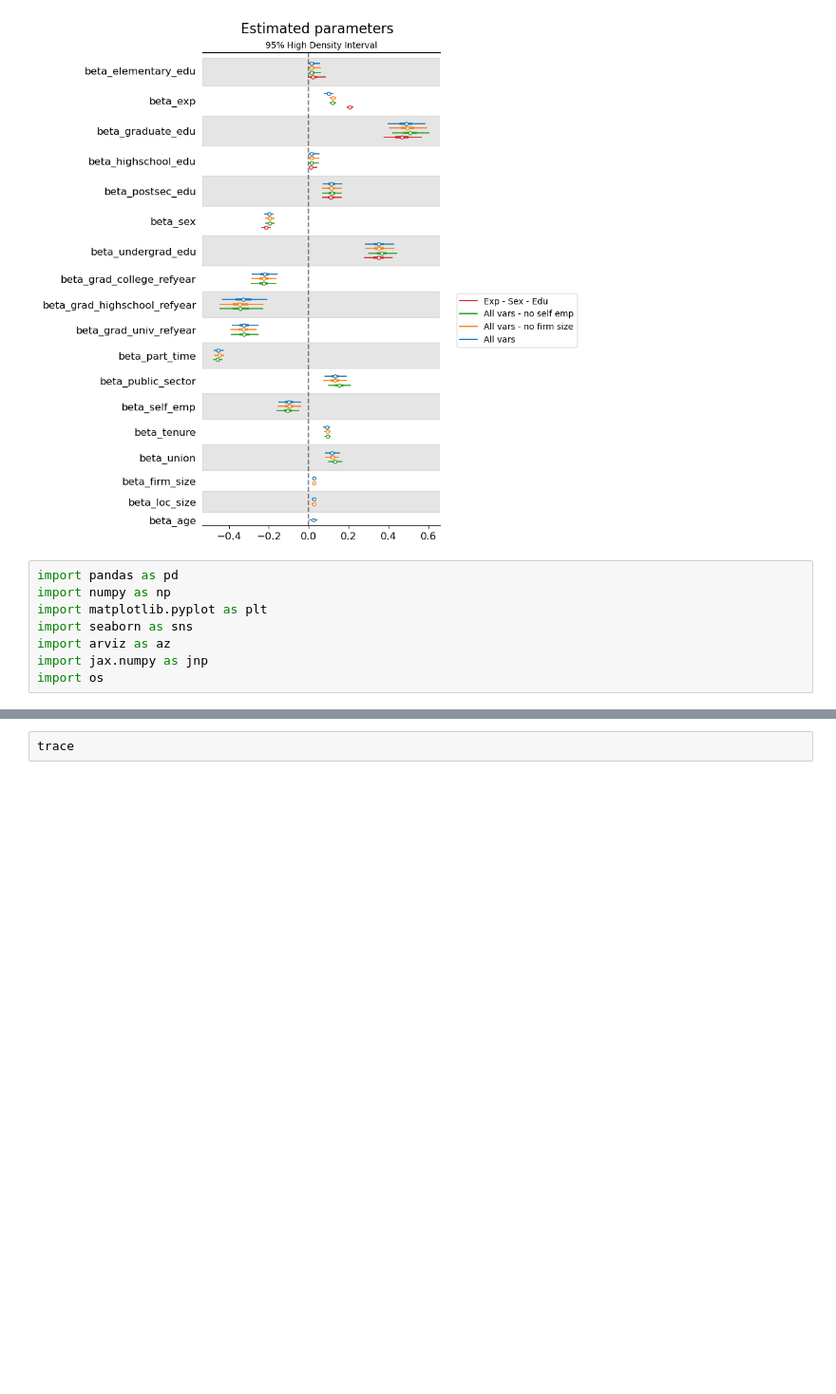
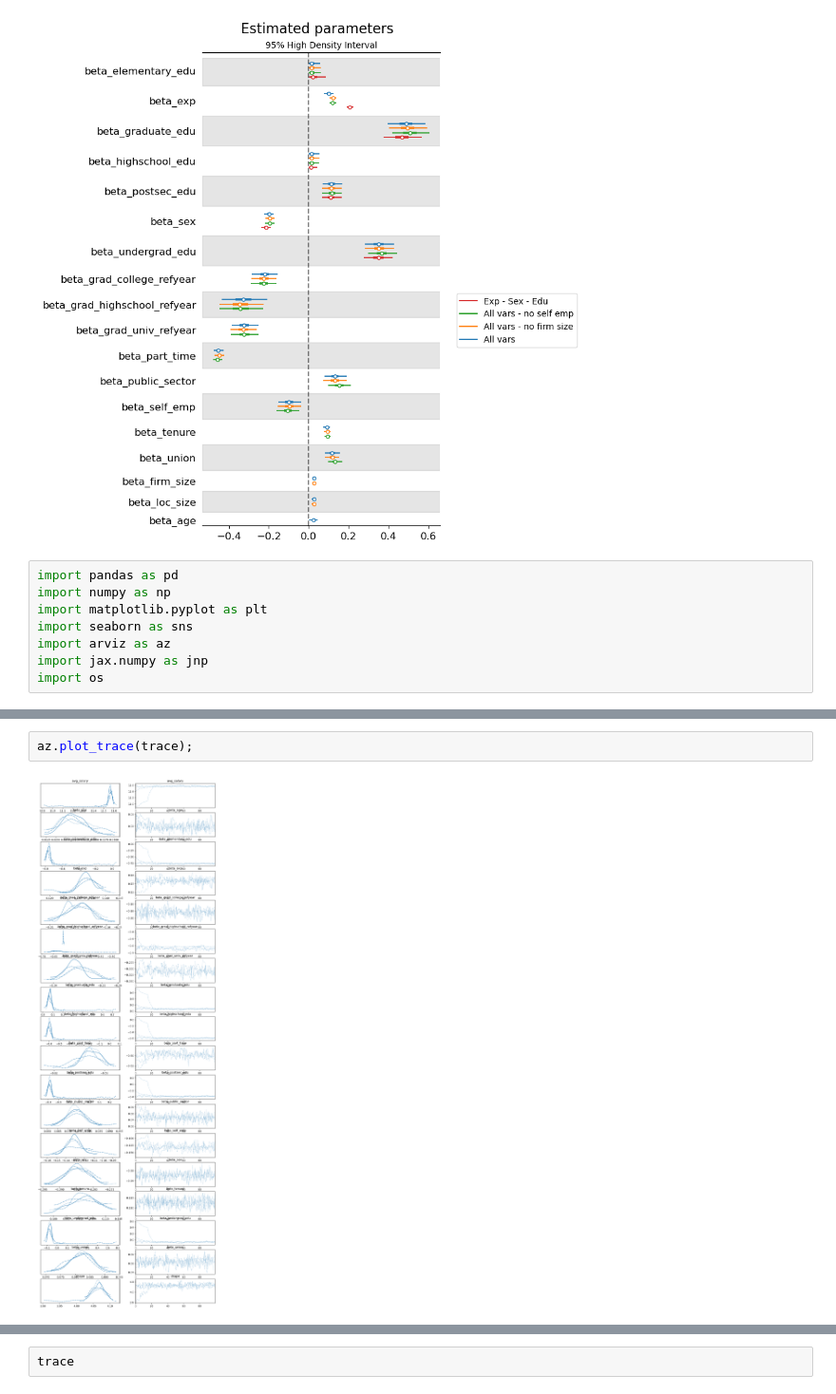
Before and after one commit to andrescastillovega/LabourSIM, a Jupyter notebook: Models/Wages/notebooks/trace_analysis.ipynb, the cells around one changed output, grey strips where cells are left out. Shown at 95% size. Saved outputs shown, nothing was run; the diff lists cells and outputs as text; blank space fills up the shorter version.

```diff
--- a/Models/Wages/notebooks/trace_analysis.ipynb
+++ b/Models/Wages/notebooks/trace_analysis.ipynb
@@ -97,3 +97,7 @@ Inference data with groups:
         > log_likelihood
         > sample_stats
         > observed_data
+# %%
+az.plot_trace(trace);
+# %% [output]
+[figure, added]
```
Also changed, not shown: parts of 7 cells of this notebook, 6 other files.
